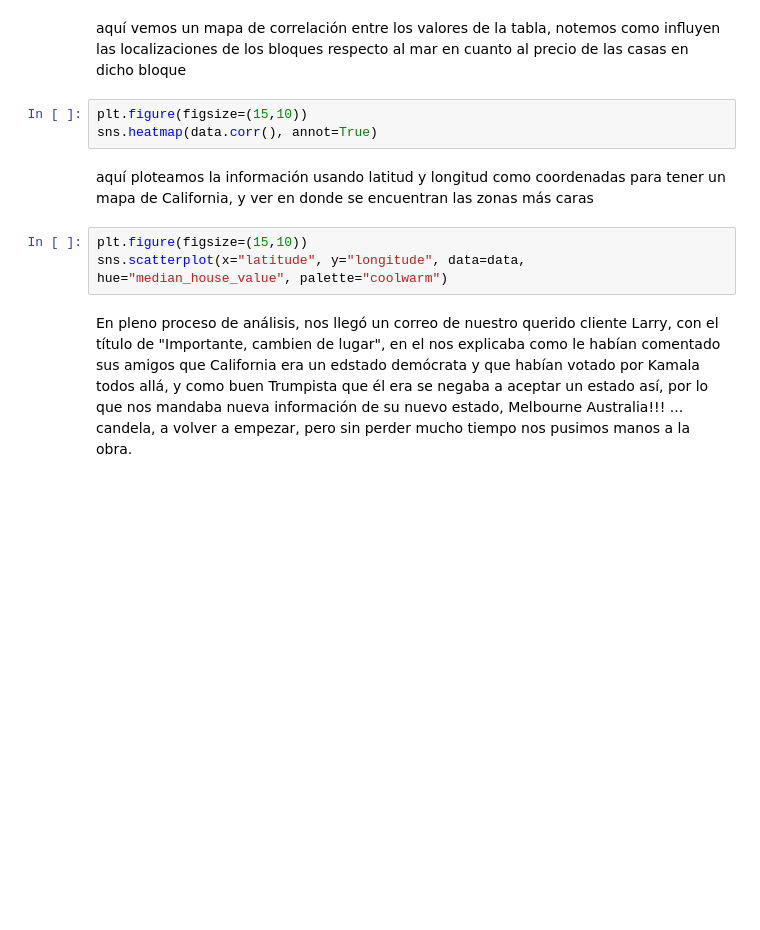
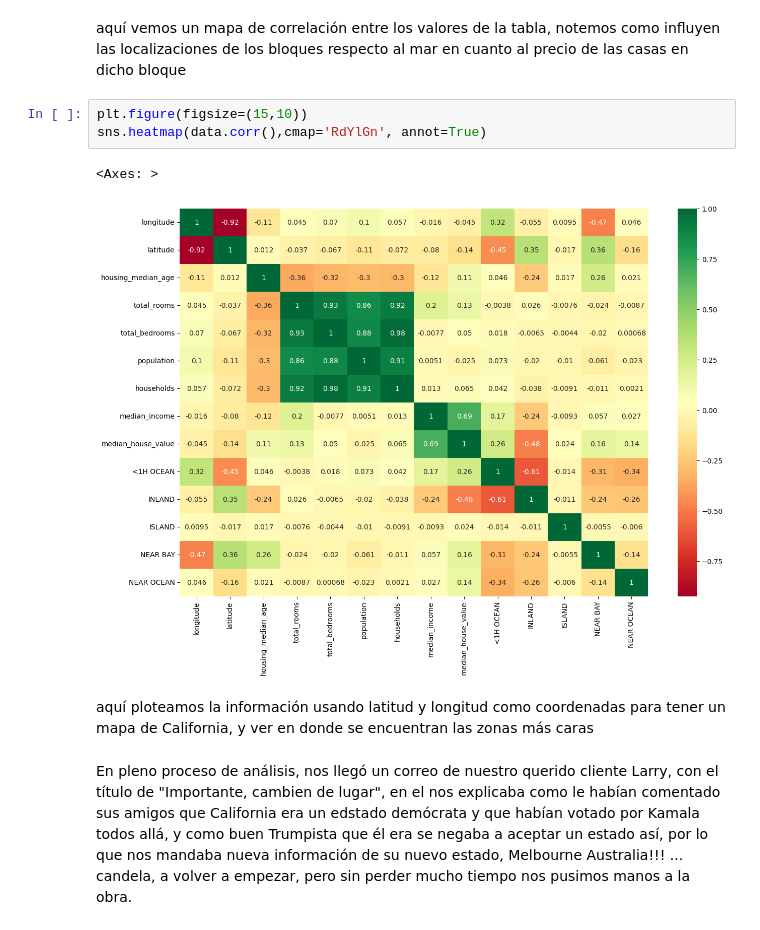
Before and after one commit to theleywin/Statistics-Final-Project, a Jupyter notebook: explore_California.ipynb, the cells around one changed output. Saved outputs shown, nothing was run; the diff lists cells and outputs as text; blank space fills up the shorter version.

```diff
--- a/explore_California.ipynb
+++ b/explore_California.ipynb
@@ -52,11 +145,11 @@ data
 aquí vemos un mapa de correlación entre los valores de la tabla, notemos como influyen las localizaciones de los bloques respecto al mar en cuanto al precio de las casas en dicho bloque
 # %%
 plt.figure(figsize=(15,10))
-sns.heatmap(data.corr(), annot=True)
+sns.heatmap(data.corr(),cmap='RdYlGn', annot=True)
+# %% [output]
+<Axes: >
+[figure, added]
 # %% [markdown]
 aquí ploteamos la información usando latitud y longitud como coordenadas para tener un mapa de California, y ver en donde se encuentran las zonas más caras
-# %%
-plt.figure(figsize=(15,10))
-sns.scatterplot(x="latitude", y="longitude", data=data, hue="median_house_value", palette="coolwarm")
 # %% [markdown]
 En pleno proceso de análisis, nos llegó un correo de nuestro querido cliente Larry, con el título de "Importante, cambien de lugar", en el nos explicaba como le habían comentado sus amigos que California era un edstado demócrata y que habían votado por Kamala todos allá, y como buen Trumpista que él era se negaba a aceptar un estado así, por lo que nos mandaba nueva información de su nuevo estado, Melbourne Australia!!! ... candela, a volver a empezar, pero sin perder mucho tiempo nos pusimos manos a la obra.
```
Also changed, not shown: parts of 9 cells of this notebook, 2 other files.
